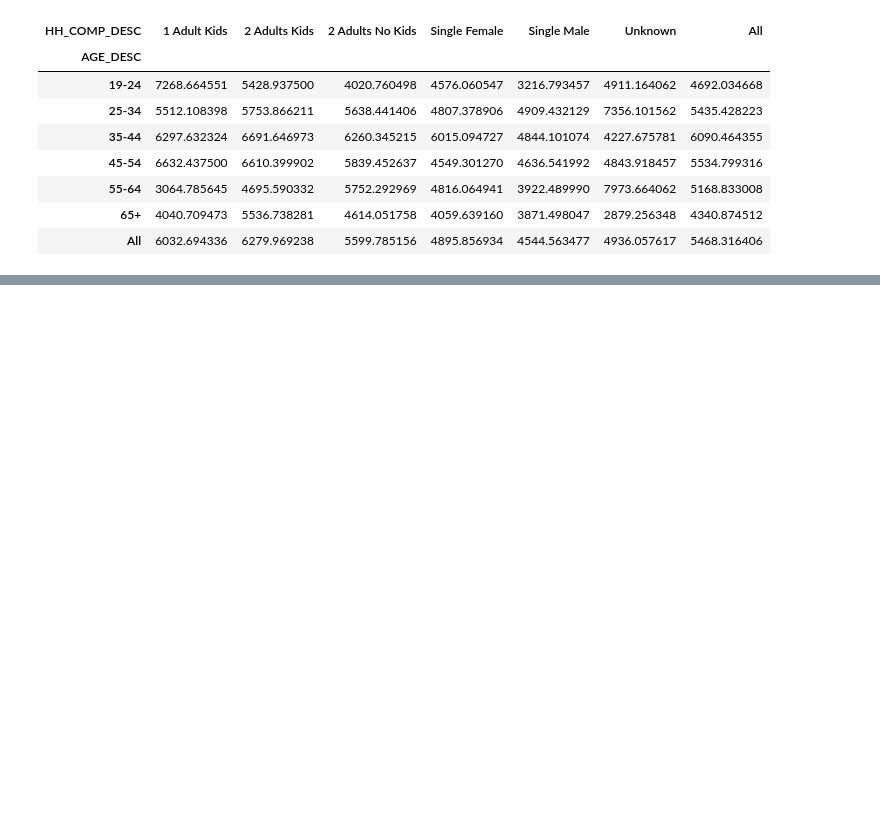
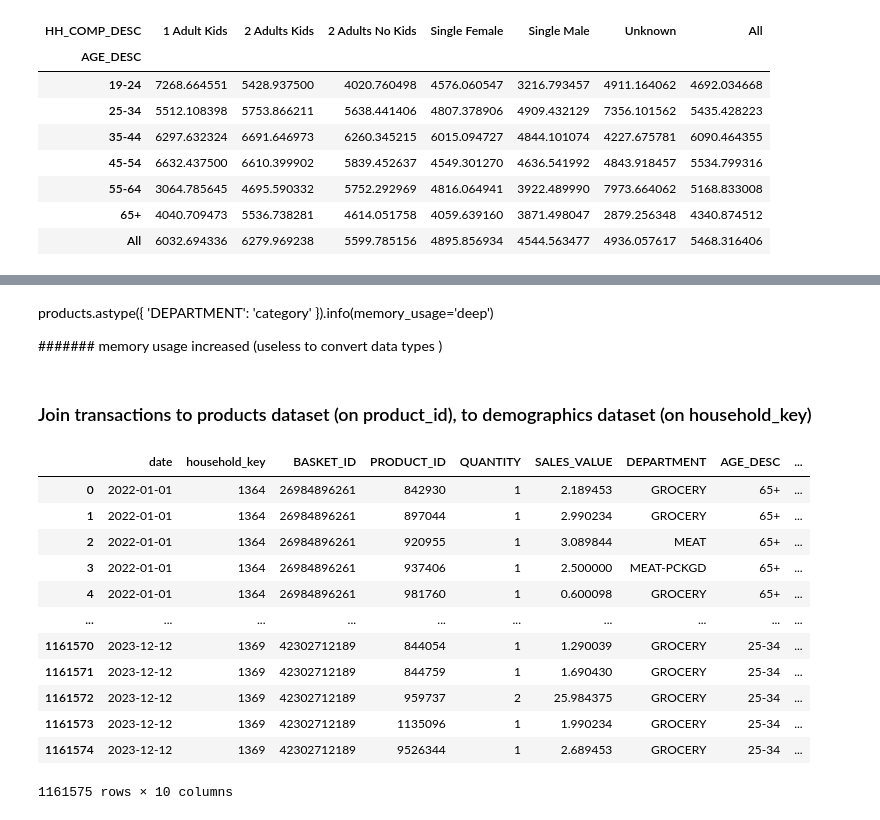
Before and after one commit to Mayar9/Mega_Market, a Jupyter notebook: Acquisition_target_data.ipynb, the cells around one changed output, grey strips where cells are left out. Drawn from its saved outputs; the diff is of its cells as text; code cells hidden in the pictures; blank space fills up the shorter version.

```diff
--- a/Acquisition_target_data.ipynb
+++ b/Acquisition_target_data.ipynb
@@ -810,0 +877,25 @@ transactions_demograph.pivot_table(index='AGE_DESC', columns='HH_COMP_DESC', val
+# %% [markdown]
+products.astype({
+    'DEPARTMENT': 'category'
+}).info(memory_usage='deep')
+
+####### memory usage increased (useless to convert data types )
+# %% [markdown]
+### Join transactions to products dataset (on product_id), to demographics dataset (on household_key)
+# %%
+merged_dataset = transactions_df.merge(products, how='inner', left_on='PRODUCT_ID', right_on='PRODUCT_ID').merge(demographic, how='inner', left_on='household_key', right_on='household_key')
+merged_dataset
+# %% [output]
+|  | date | household_key | BASKET_ID | PRODUCT_ID | QUANTITY | SALES_VALUE | DEPARTMENT | AGE_DESC | ... |
+| 0 | 2022-01-01 | 1364 | 26984896261 | 842930 | 1 | 2.189453 | GROCERY | 65+ | ... |
+| 1 | 2022-01-01 | 1364 | 26984896261 | 897044 | 1 | 2.990234 | GROCERY | 65+ | ... |
+| 2 | 2022-01-01 | 1364 | 26984896261 | 920955 | 1 | 3.089844 | MEAT | 65+ | ... |
+| 3 | 2022-01-01 | 1364 | 26984896261 | 937406 | 1 | 2.500000 | MEAT-PCKGD | 65+ | ... |
+| 4 | 2022-01-01 | 1364 | 26984896261 | 981760 | 1 | 0.600098 | GROCERY | 65+ | ... |
+| ... | ... | ... | ... | ... | ... | ... | ... | ... | ... |
+| 1161570 | 2023-12-12 | 1369 | 42302712189 | 844054 | 1 | 1.290039 | GROCERY | 25-34 | ... |
+| 1161571 | 2023-12-12 | 1369 | 42302712189 | 844759 | 1 | 1.690430 | GROCERY | 25-34 | ... |
+| 1161572 | 2023-12-12 | 1369 | 42302712189 | 959737 | 2 | 25.984375 | GROCERY | 25-34 | ... |
+| 1161573 | 2023-12-12 | 1369 | 42302712189 | 1135096 | 1 | 1.990234 | GROCERY | 25-34 | ... |
+| 1161574 | 2023-12-12 | 1369 | 42302712189 | 9526344 | 1 | 2.689453 | GROCERY | 25-34 | ... |
+1161575 rows × 10 columns
```
Also changed, not shown: parts of 11 cells of this notebook, 1 other file.
